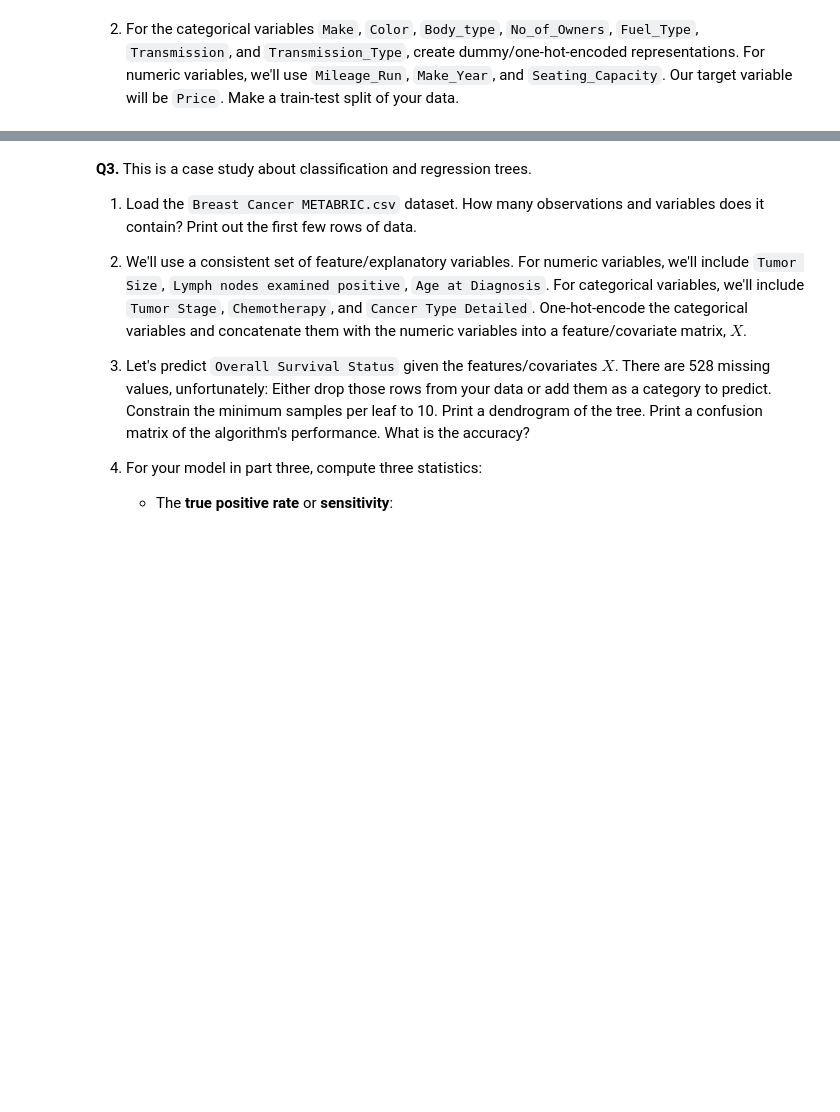
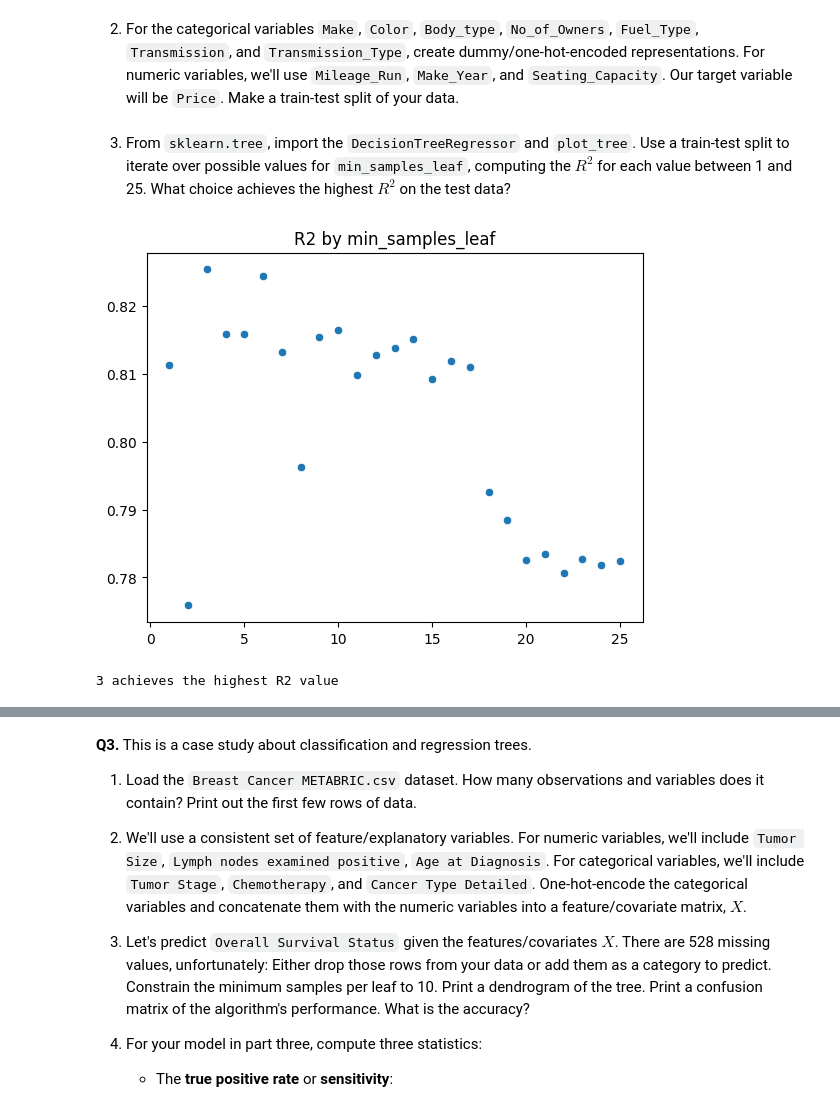
Before and after one commit to hasitanalluri/trees, a Jupyter notebook: assignment/assignment.ipynb, the cells around one changed output, grey strips where cells are left out. Cells and saved outputs as stored; diff of their text form; code cells hidden in the pictures; blank space fills up the shorter version.

```diff
--- a/assignment/assignment.ipynb
+++ b/assignment/assignment.ipynb
@@ -76,0 +65,32 @@ df_encoded = pd.get_dummies(df, columns=['Make', 'Color', 'Body_Type', 'No_of_Ow
+# %%
+from sklearn.model_selection import train_test_split
+df_encoded = pd.get_dummies(df[['Make', 'Color', 'Body_Type', 'No_of_Owners', 'Fuel_Type', 'Transmission', 'Transmission_Type']], dtype='int')
+
+X = pd.concat([df[['Mileage_Run', 'Make_Year', 'Seating_Capacity']], df_encoded], axis=1)
+y = df['Price']
+
+X_train, X_test, y_train, y_test = train_test_split(X,y, # Feature and target variables
+                                                    test_size=.2, # Split the sample 80 train/ 20 test
+                                                    random_state=65) # For replication purposes
+# %% [markdown]
+3. From `sklearn.tree`, import the `DecisionTreeRegressor` and `plot_tree`. Use a train-test split to iterate over possible values for `min_samples_leaf`, computing the $R^2$ for each value between 1 and 25. What choice achieves the highest $R^2$ on the test data?
+# %%
+from sklearn.tree import DecisionTreeRegressor # Import the tree classifier
+from sklearn.tree import plot_tree # Import the tree classifier
+
+r2 = []
+for i in range(1,26):
+  cart = DecisionTreeRegressor(min_samples_leaf = i) # Create a regression object
+  cart = cart.fit(X_train, y_train) # Fit the regression
+  y_hat = cart.predict(X_test)
+  e = y_test - y_hat
+  r2.append(1-np.sum(e**2)/np.sum( (y_test - np.mean(y_train))**2))
+
+sns.scatterplot(x=range(1,26), y=r2).set(title='R2 by min_samples_leaf')
+plt.show()
+
+max_index = r2.index(max(r2))
+print((max_index+1), "achieves the highest R2 value")
+# %% [output]
+[figure, added]
+3 achieves the highest R2 value
```
Also changed, not shown: parts of 7 cells of this notebook.
